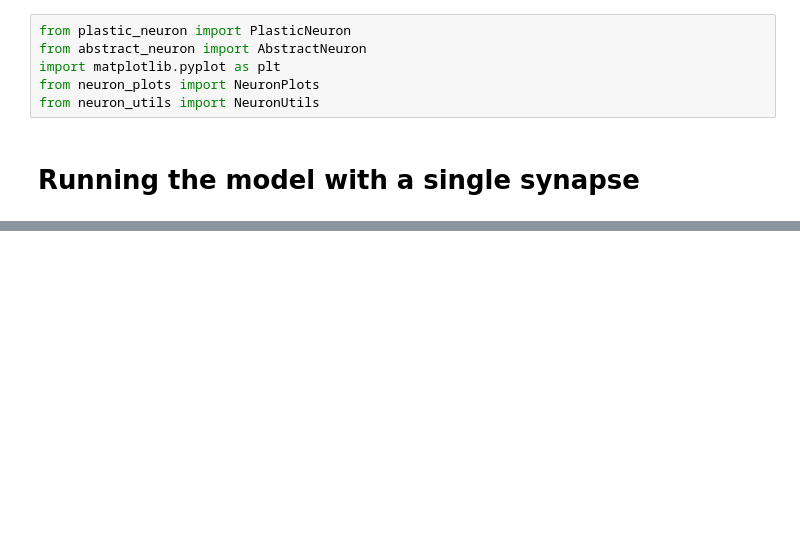
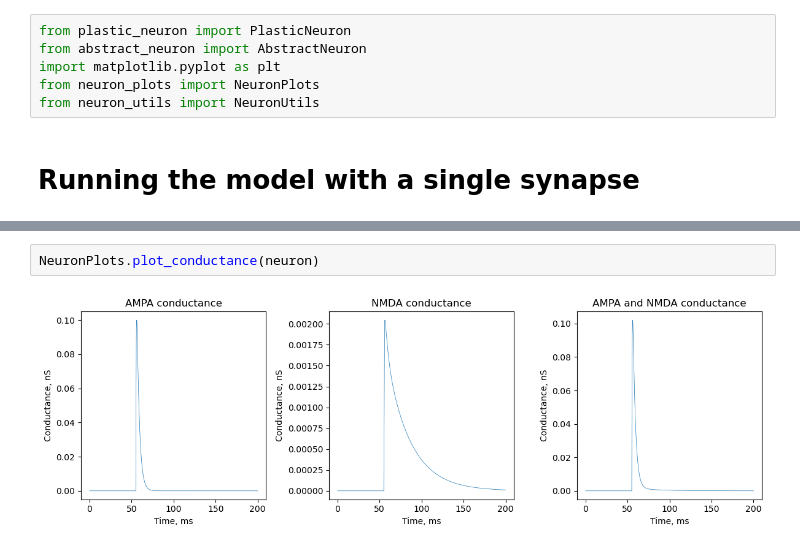
Before and after one commit to kerseviciute/temporal-interference, a Jupyter notebook: 01_single_synapse.ipynb, the cells around one changed output, grey strips where cells are left out. Drawn from its saved outputs; the diff is of its cells as text; blank space fills up the shorter version.

```diff
--- a/01_single_synapse.ipynb
+++ b/01_single_synapse.ipynb
@@ -45,0 +52,4 @@ NeuronPlots.plot_soma_voltage(neuron, scaled = False)
+# %%
+NeuronPlots.plot_conductance(neuron)
+# %% [output]
+[figure, added]
```
Also changed, not shown: parts of 6 cells of this notebook, 3 other files.
